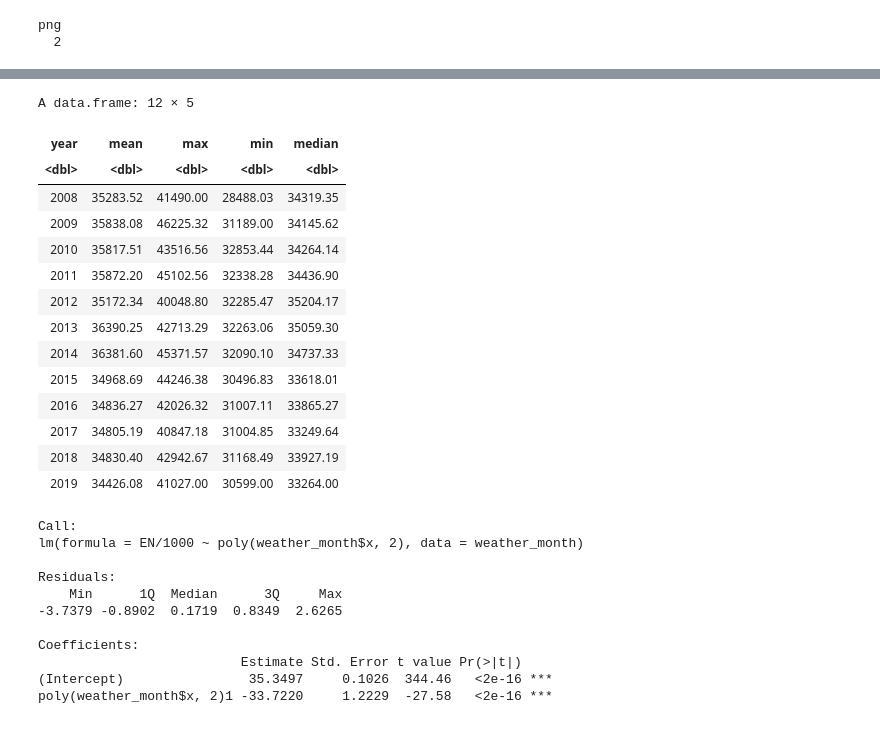
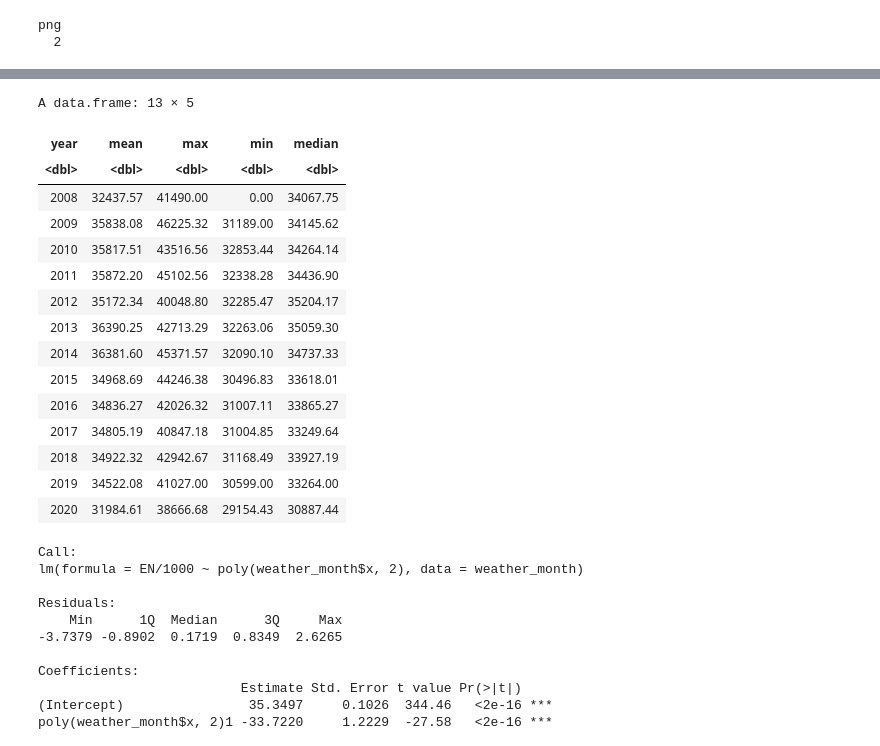
Before and after one commit to narslab/treem, a Jupyter notebook: bin/jupyter/energy-consumption-analysis.ipynb, the cells around one changed output, grey strips where cells are left out. Saved outputs shown, nothing was run; the diff lists cells and outputs as text; code cells hidden in the pictures.

```diff
--- a/bin/jupyter/energy-consumption-analysis.ipynb
+++ b/bin/jupyter/energy-consumption-analysis.ipynb
@@ -10,7 +10,5 @@ library(reshape2)
 library(RColorBrewer)
 library(numform)
 library(gcookbook)
-wholedata_frame<- read.csv("../Data/MBTA-Energy consumption(2008-2019).csv",header = TRUE, na.strings =0)
-#view structure of data
-str(wholedata_frame)
+wholedata_frame<- read.csv("../../data/raw/energy-consumption-08-20.csv",header = TRUE, na.strings =0)
 # %% [output]
@@ -36,16 +76,19 @@ str(wholedata_frame)
 # %%
 #generate time series plots
 mycolors<-c(brewer.pal(4,"Set1"),brewer.pal(4, "Paired"),brewer.pal(4,"Set2"))
-png("Time series daily.png",height= 2000,width=5000,res=360)
+png("../../figures/Time series daily.png",height= 2000,width=5000,res=360)
 wholedata_frame <- wholedata_frame %>%
-  na.omit() %>%
-  mutate(Date = as.Date(Date, format = "%m/%d/%y"))
+  # na.omit() %>%
+  mutate(Date = as.Date(Date, format = "%m/%d/%Y"))
 ggplot(wholedata_frame,aes(x = Date, y = Total.Daily.Load,color=factor(WJ))) +
 geom_point()+theme_bw(base_size = 15)+scale_y_continuous(limits=c(750,1800))+
 theme_gray()+scale_color_manual("WJ",values= mycolors,labels=c("Weekends", "Weekday"))+
-theme(axis.text=element_text(size=12),axis.title.x = element_text(size = 20),axis.title.y = element_text(size = 20),title= element_text(size = 20),axis.text.x = element_text(angle = 90, hjust = 1, vjust = 0.5))+
+theme(axis.text=element_text(size=12),axis.title.x = element_text(size = 20),
+      axis.title.y = element_text(size = 20),title= element_text(size = 20),
+      legend.text = element_text(size=15),
+      axis.text.x = element_text(angle = 90, hjust = 1, vjust = 0.5))+
 labs(title = "Daily Energy consumption of MBTA Rapid Transit",
-       y = "Energy consumption (kWh)",
+       y = "Energy consumption (MWh)",
        x = "Date")+
     guides(color=guide_legend(title=NULL))+
    scale_x_date(date_breaks ="1 year",date_labels = "%Y-%m")
@@ -129,6 +217,6 @@ png
 # %%
 #generate the month energy consumption table
-sum_month=aggregate(wholedata_frame$Total.Daily.Load,list(wholedata_frame$Year,wholedata_frame$Month),sum)
+sum_month=aggregate(wholedata_frame$Total.Daily.Load,list(wholedata_frame$Year,wholedata_frame$Month),sum,na.rm =TRUE)
 mean_month=aggregate(sum_month$x,list(sum_month$Group.2),mean)
 max_month=aggregate(sum_month$x,list(sum_month$Group.2),max)
 min_month=aggregate(sum_month$x,list(sum_month$Group.2),min)
@@ -154,16 +262,16 @@ A data.frame: 12 × 5
 # %%
 #generate the monthly energy consumption table
 mean_monthy=aggregate(sum_month$x,list(sum_month$Group.1),mean)
 max_monthy=aggregate(sum_month$x,list(sum_month$Group.1),max)
 min_monthy=aggregate(sum_month$x,list(sum_month$Group.1),min)
 median_monthy=aggregate(sum_month$x,list(sum_month$Group.1),median)
-monthy_table=data.frame(year=c(2008,2009,2010,2011,2012,2013,2014,2015,2016,2017,2018,2019),mean=mean_monthy$x,max=max_monthy$x,min=min_monthy$x,median=median_monthy$x)
+monthy_table=data.frame(year=c(2008,2009,2010,2011,2012,2013,2014,2015,2016,2017,2018,2019,2020),mean=mean_monthy$x,max=max_monthy$x,min=min_monthy$x,median=median_monthy$x)
 monthy_table
 # %% [output]
-A data.frame: 12 × 5
+A data.frame: 13 × 5
 | year | mean | max | min | median |
 | <dbl> | <dbl> | <dbl> | <dbl> | <dbl> |
-| 2008 | 35283.52 | 41490.00 | 28488.03 | 34319.35 |
+| 2008 | 32437.57 | 41490.00 | 0.00 | 34067.75 |
 | 2009 | 35838.08 | 46225.32 | 31189.00 | 34145.62 |
 | 2010 | 35817.51 | 43516.56 | 32853.44 | 34264.14 |
 | 2011 | 35872.20 | 45102.56 | 32338.28 | 34436.90 |
@@ -173,8 +281,9 @@ A data.frame: 12 × 5
 | 2015 | 34968.69 | 44246.38 | 30496.83 | 33618.01 |
 | 2016 | 34836.27 | 42026.32 | 31007.11 | 33865.27 |
 | 2017 | 34805.19 | 40847.18 | 31004.85 | 33249.64 |
-| 2018 | 34830.40 | 42942.67 | 31168.49 | 33927.19 |
-| 2019 | 34426.08 | 41027.00 | 30599.00 | 33264.00 |
+| 2018 | 34922.32 | 42942.67 | 31168.49 | 33927.19 |
+| 2019 | 34522.08 | 41027.00 | 30599.00 | 33264.00 |
+| 2020 | 31984.61 | 38666.68 | 29154.43 | 30887.44 |
 # %%
 #Fit the month energy consumption versus weather curve
 weather_month=aggregate(wholedata_frame$TAVG ,list(wholedata_frame$Year,wholedata_frame$Month),mean)
```
Also changed, not shown: parts of 15 cells of this notebook, 13 other files.
